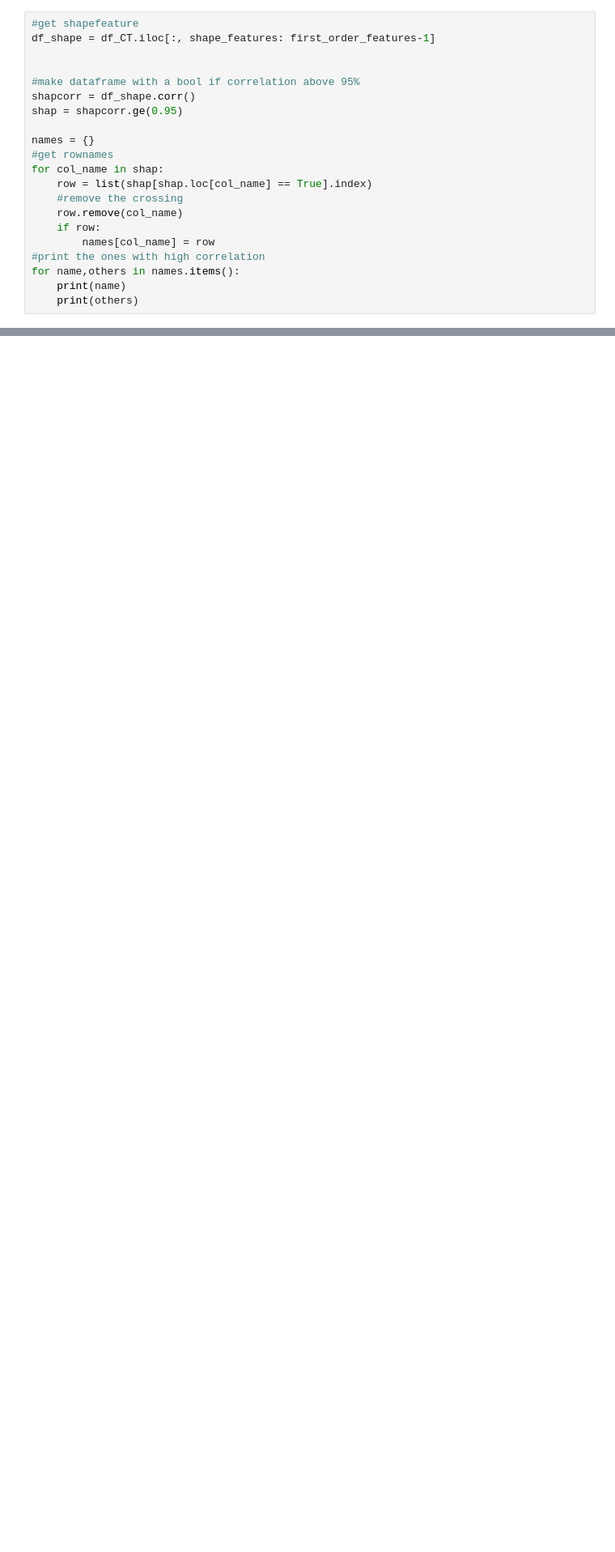
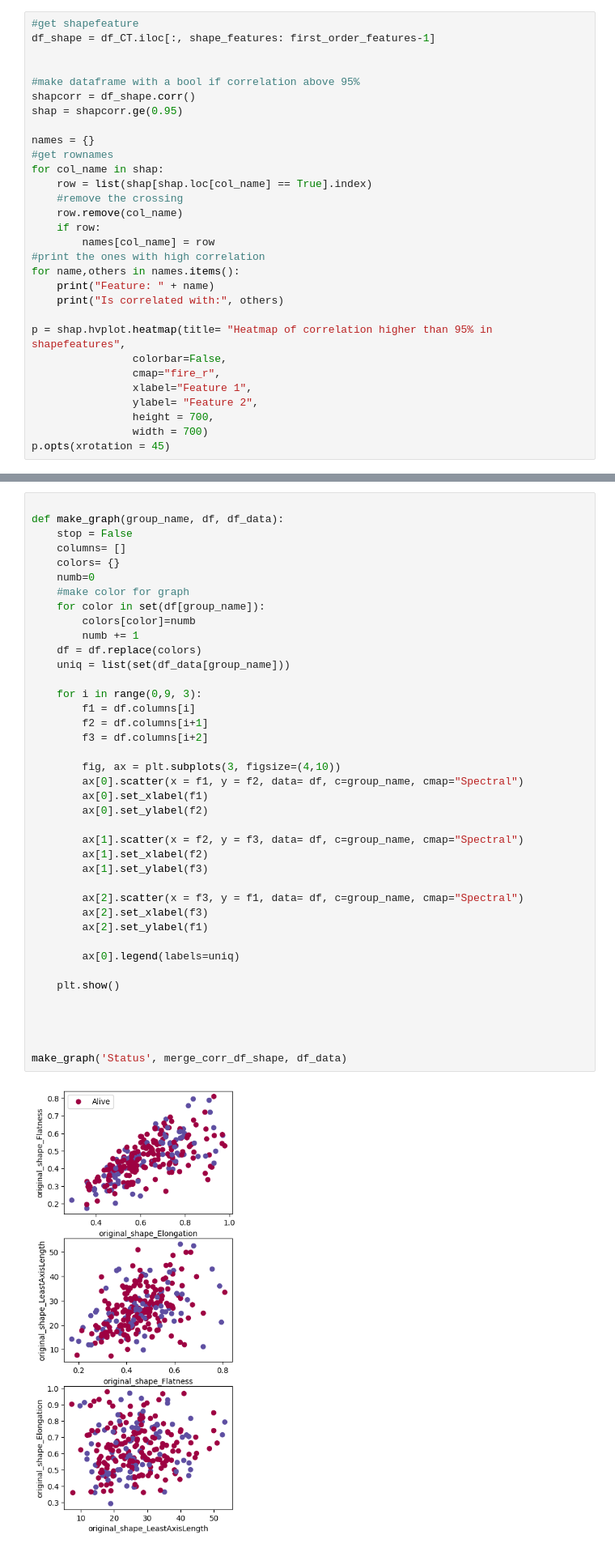
Before and after one commit to Larissavf/DD-radiomics, a Jupyter notebook: analyse/EDA_radionomics.ipynb, the cells around one changed output, grey strips where cells are left out. Shown at 81% size. Cells and saved outputs as stored; diff of their text form; blank space fills up the shorter version.

```diff
--- a/analyse/EDA_radionomics.ipynb
+++ b/analyse/EDA_radionomics.ipynb
@@ -154,6 +188,15 @@ for col_name in shap:
         names[col_name] = row
 #print the ones with high correlation
 for name,others in names.items():
-    print(name)
-    print(others)
+    print("Feature: " + name)
+    print("Is correlated with:", others)
+
+p = shap.hvplot.heatmap(title= "Heatmap of correlation higher than 95% in shapefeatures",
+                colorbar=False,
+                cmap="fire_r",
+                xlabel="Feature 1",
+                ylabel= "Feature 2",
+                height = 700,
+                width = 700)
+p.opts(xrotation = 45)
 # %% [output]
@@ -270,0 +343,42 @@ make_graph('Status', merge_corr_df_shape)
+# %%
+
+def make_graph(group_name, df, df_data):
+    stop = False
+    columns= []
+    colors= {}
+    numb=0
+    #make color for graph
+    for color in set(df[group_name]):
+        colors[color]=numb
+        numb += 1
+    df = df.replace(colors)
+    uniq = list(set(df_data[group_name]))
+
+    for i in range(0,9, 3):
+        f1 = df.columns[i]
+        f2 = df.columns[i+1]
+        f3 = df.columns[i+2]
+
+        fig, ax = plt.subplots(3, figsize=(4,10))
+        ax[0].scatter(x = f1, y = f2, data= df, c=group_name, cmap="Spectral")
+        ax[0].set_xlabel(f1)
+        ax[0].set_ylabel(f2)
+
+        ax[1].scatter(x = f2, y = f3, data= df, c=group_name, cmap="Spectral")
+        ax[1].set_xlabel(f2)
+        ax[1].set_ylabel(f3)
+
+        ax[2].scatter(x = f3, y = f1, data= df, c=group_name, cmap="Spectral")
+        ax[2].set_xlabel(f3)
+        ax[2].set_ylabel(f1)
+
+        ax[0].legend(labels=uniq)
+
+    plt.show()
+
+
+
+
+make_graph('Status', merge_corr_df_shape, df_data)
+# %% [output]
+[figure, added]
```
Also changed, not shown: parts of 19 cells of this notebook.
